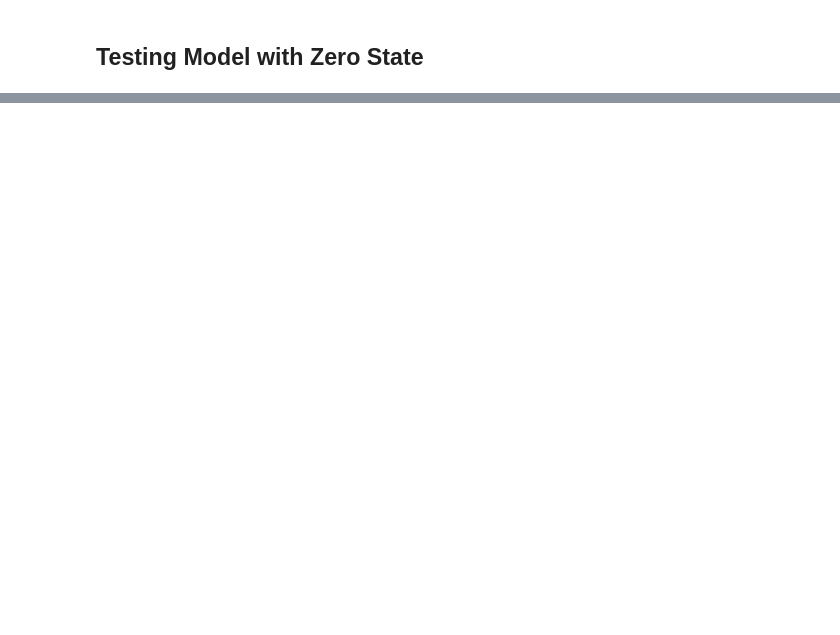
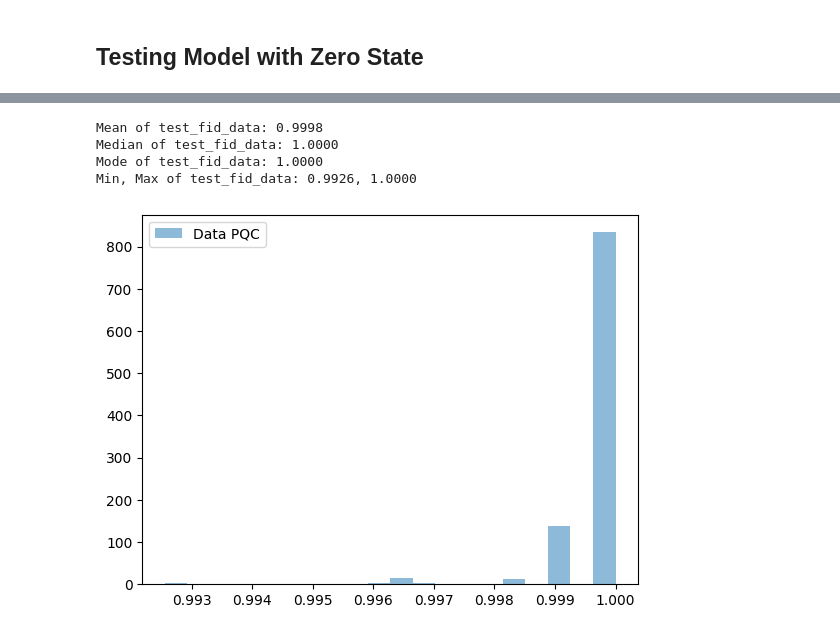
Before and after one commit to ashutiw2k/pqc-qec, a Jupyter notebook: testnotebooks/transformers/TestSimpleTransformerCUDA.ipynb, the cells around one changed output, grey strips where cells are left out. Drawn from its saved outputs; the diff is of its cells as text; code cells hidden in the pictures; blank space fills up the shorter version.

```diff
--- a/testnotebooks/transformers/TestSimpleTransformerCUDA.ipynb
+++ b/testnotebooks/transformers/TestSimpleTransformerCUDA.ipynb
@@ -472,0 +570,19 @@ plt.show()
+# %%
+mean_fid_data = mean(data_fid_arr)
+median_fid_data = median(data_fid_arr)
+mode_fid_data = mode(data_fid_arr)
+
+print(f"Mean of test_fid_data: {mean_fid_data:.4f}")
+print(f"Median of test_fid_data: {median_fid_data:.4f}")
+print(f"Mode of test_fid_data: {mode_fid_data:.4f}")
+print(f"Min, Max of test_fid_data: {min(data_fid_arr):.4f}, {max(data_fid_arr):.4f}")
+
+plt.hist(data_fid_arr, bins=20, alpha=0.5, label='Data PQC')
+plt.legend()
+plt.show()
+# %% [output]
+Mean of test_fid_data: 0.9998
+Median of test_fid_data: 1.0000
+Mode of test_fid_data: 1.0000
+Min, Max of test_fid_data: 0.9926, 1.0000
+[figure, added]
```
Also changed, not shown: parts of 14 cells of this notebook, 1 other file.
